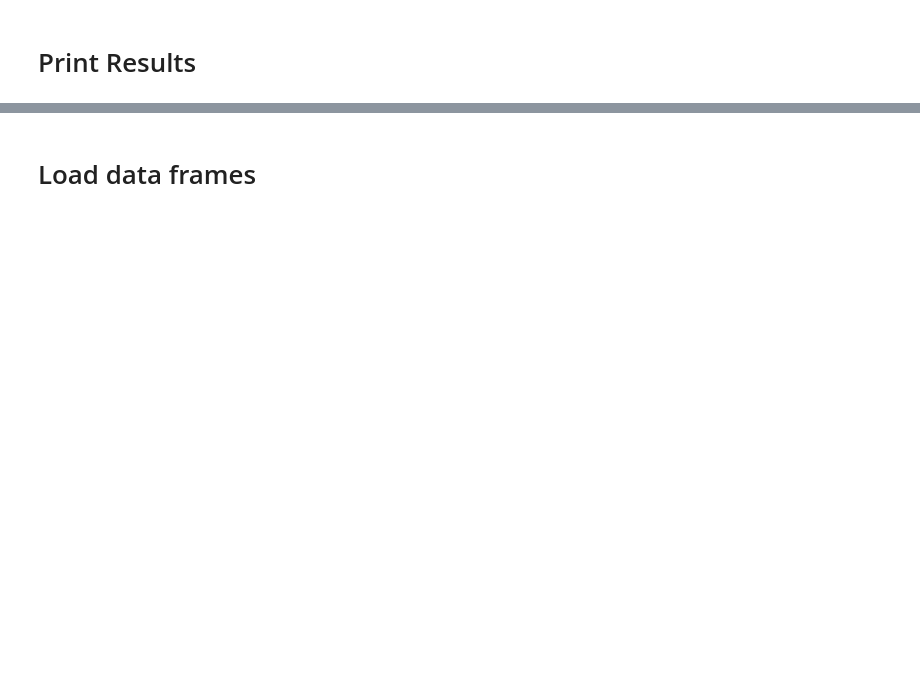
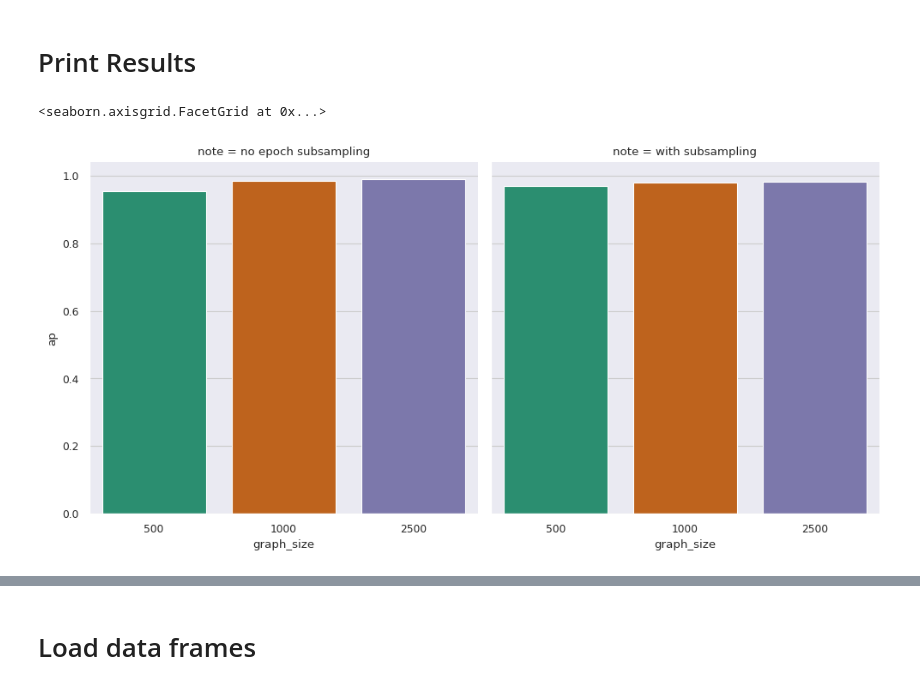
Before and after one commit to HydrofinLoewenherz/embedding-eval-framework, a Jupyter notebook: notebooks/main.ipynb, the cells around one changed output, grey strips where cells are left out. Drawn from its saved outputs; the diff is of its cells as text; code cells hidden in the pictures; blank space fills up the shorter version.

Commit message:
cleanup, fix rg to use avg degree and re-generate results for graph-size and class-imbalance

```diff
--- a/notebooks/main.ipynb
+++ b/notebooks/main.ipynb
@@ -60,7 +65,7 @@ for i, args in enumerate(experiment["args"]):
             graph=graph,
             dim=dim,
             args=args,
-            writer_log_dir=f"runs/{experiment['key']}/s{args.graph_size}--all-train--{rep}",
+            writer_log_dir=f"runs/{experiment['key']}/s{args.graph_size}--epoch-subsampling--{rep}",
             device=device
         )
         start_time = time.time()
@@ -89,5 +94,5 @@ for i, args in enumerate(experiment["args"]):
             }).to_frame().T
         ], ignore_index=True)
 
-    # save results just in case the run fails mid run
-    df_result.to_csv(f"{experiment['key']}.csv.zip", index=False, compression=dict(method='zip', archive_name=f"{experiment['key']}.csv"))
+        # save results just in case the run fails mid run
+        df_result.to_csv(f"./run-data/{experiment['key']}.csv.zip", index=False, compression=dict(method='zip', archive_name=f"{experiment['key']}.csv"))
@@ -94,18 +109,27 @@ for i, args in enumerate(experiment["args"]):
 # %% [markdown]
 # Print Results
+# %%
+# global seaborn settings
+sns.set_context("paper")
+sns.set_style("darkgrid", { "grid.color": ".8" })
+
+palette = "Dark2"
 # %%
 # mean score (bars)
-df_result_mean_ap = df_result.groupby(["graph_size", "type"], as_index=False)["ap"].mean().sort_values(by=['ap'])
+df_result_mean_ap = df_result.groupby(["graph_size", "note"], as_index=False)["ap"].mean().sort_values(by=['ap'])
 # print(df_result_mean_ap)
 
 sns.catplot(
     data=df_result_mean_ap,
-    col="type",
+    col="note",
     x="graph_size",
     y="ap",
-    palette="Spectral",
+    palette=palette,
     kind = "bar"
 )
+# %% [output]
+<seaborn.axisgrid.FacetGrid at 0x...>
+[figure, added]
 # %%
 # score per epoch graph size and alpha (line with std)
 sns.relplot(
```
Also changed, not shown: parts of 12 cells of this notebook, 17 other files.
